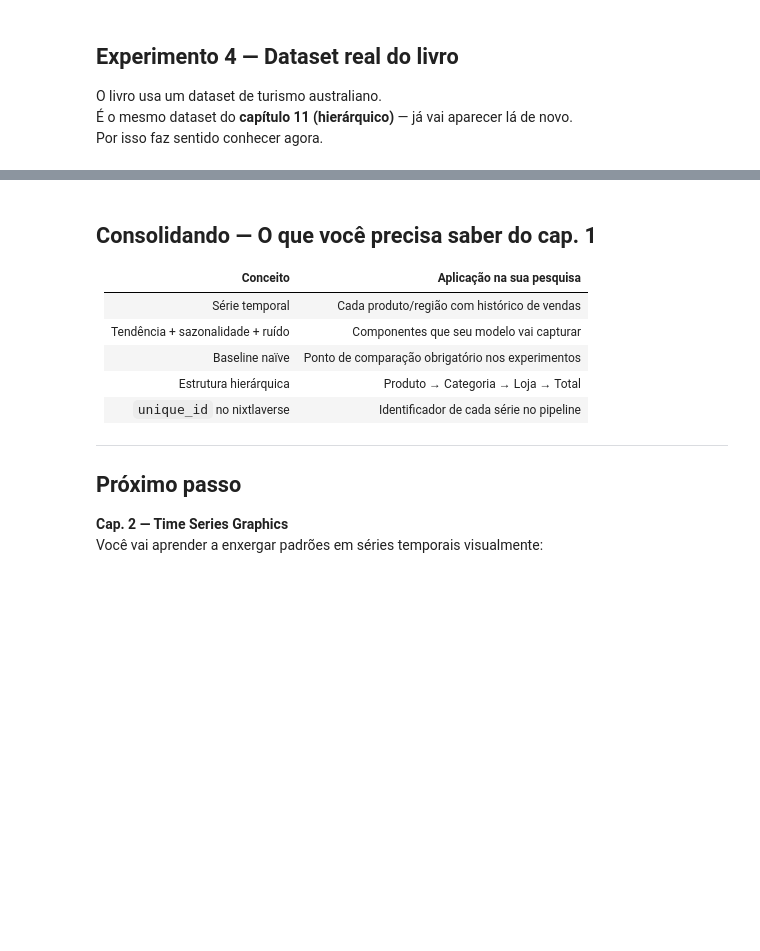
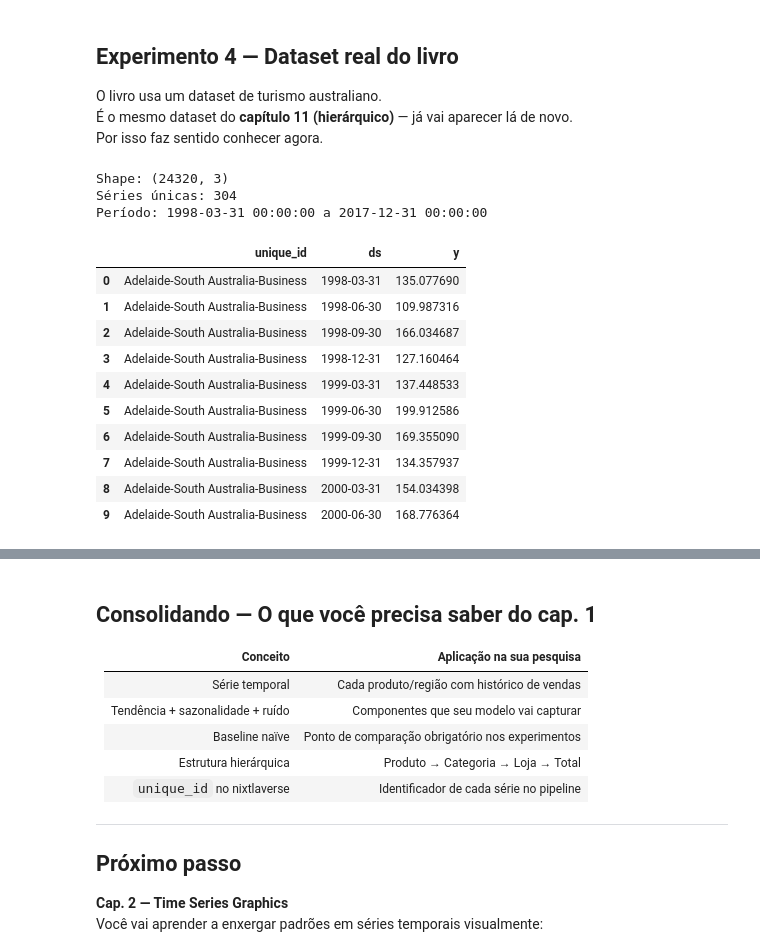
Before and after one commit to VanthuirMaia/project_forecanting, a Jupyter notebook: cap01_introducao_forecasting.ipynb, the cells around one changed output, grey strips where cells are left out. Drawn from its saved outputs; the diff is of its cells as text; code cells hidden in the pictures; blank space fills up the shorter version.

```diff
--- a/cap01_introducao_forecasting.ipynb
+++ b/cap01_introducao_forecasting.ipynb
@@ -238,10 +238,25 @@ O livro usa um dataset de turismo australiano.
 É o mesmo dataset do **capítulo 11 (hierárquico)** — já vai aparecer lá de novo.
 Por isso faz sentido conhecer agora.
 # %%
-# carrega dataset real do livro
-url = 'https://otexts.com/fpppy/data/aus_tourism.csv'
-turismo = pd.read_csv(url, parse_dates=['Quarter'])
+# carrega dataset real do livro (já no formato nixtlaverse)
+turismo = pd.read_csv('data/aus_tourism.csv', parse_dates=['ds'])
 
 print(f'Shape: {turismo.shape}')
-print(f'Colunas: {list(turismo.columns)}')
+print(f'Séries únicas: {turismo["unique_id"].nunique()}')
+print(f'Período: {turismo["ds"].min()} a {turismo["ds"].max()}')
 turismo.head(10)
+# %% [output]
+Shape: (24320, 3)
+Séries únicas: 304
+Período: 1998-03-31 00:00:00 a 2017-12-31 00:00:00
+|  | unique_id | ds | y |
+| 0 | Adelaide-South Australia-Business | 1998-03-31 | 135.077690 |
+| 1 | Adelaide-South Australia-Business | 1998-06-30 | 109.987316 |
+| 2 | Adelaide-South Australia-Business | 1998-09-30 | 166.034687 |
+| 3 | Adelaide-South Australia-Business | 1998-12-31 | 127.160464 |
+| 4 | Adelaide-South Australia-Business | 1999-03-31 | 137.448533 |
+| 5 | Adelaide-South Australia-Business | 1999-06-30 | 199.912586 |
+| 6 | Adelaide-South Australia-Business | 1999-09-30 | 169.355090 |
+| 7 | Adelaide-South Australia-Business | 1999-12-31 | 134.357937 |
+| 8 | Adelaide-South Australia-Business | 2000-03-31 | 154.034398 |
+| 9 | Adelaide-South Australia-Business | 2000-06-30 | 168.776364 |
```
Also changed, not shown: parts of 3 cells of this notebook, 1 other file.
